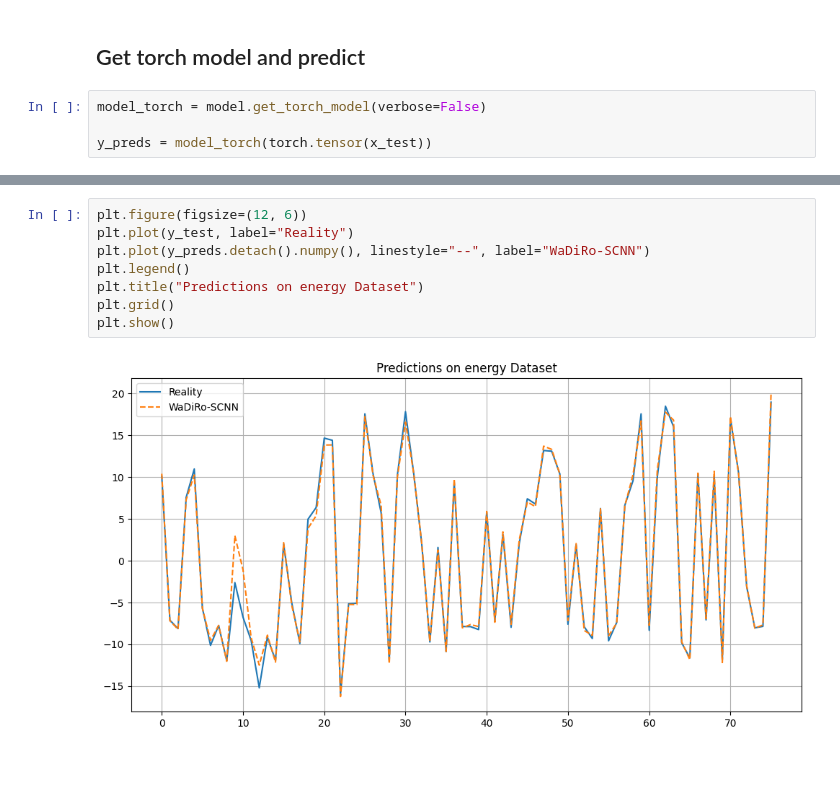
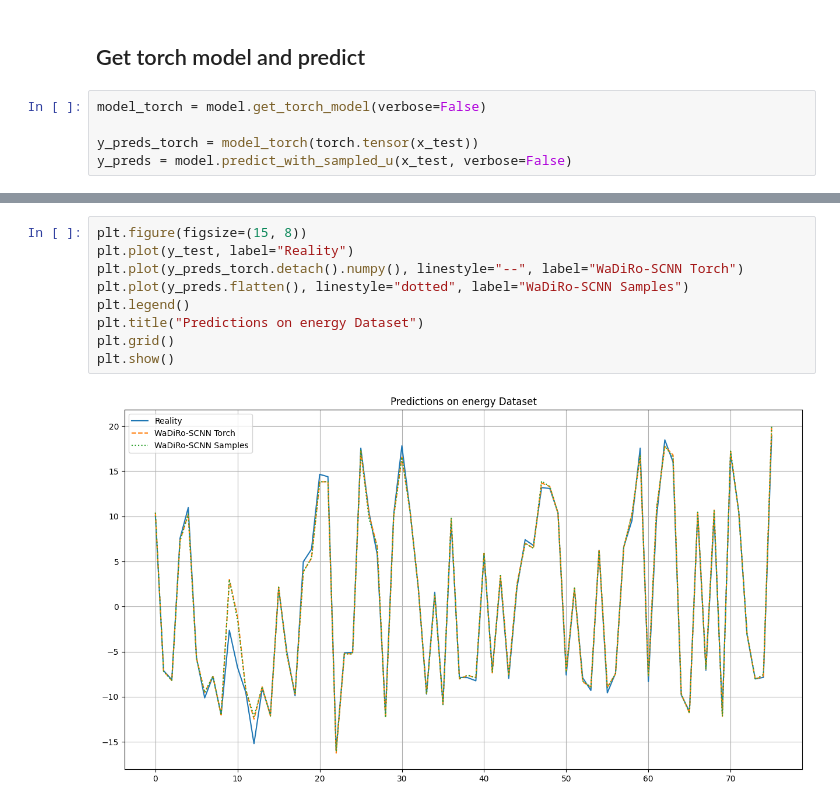
Before and after one commit to jupall/WaDiRo-SCNN, a Jupyter notebook: experiments/tutorial.ipynb, the cells around one changed output, grey strips where cells are left out. Drawn from its saved outputs; the diff is of its cells as text; blank space fills up the shorter version.

Commit message:
added predict with samples

```diff
--- a/experiments/tutorial.ipynb
+++ b/experiments/tutorial.ipynb
@@ -28,4 +28,5 @@ model.train(x_train, y_train, radius=0.01, bias=True, max_neurons=600, verbose=F
 # %%
 model_torch = model.get_torch_model(verbose=False)
 
-y_preds = model_torch(torch.tensor(x_test))
+y_preds_torch = model_torch(torch.tensor(x_test))
+y_preds = model.predict_with_sampled_u(x_test, verbose=False)
@@ -32,10 +51,11 @@ y_preds = model_torch(torch.tensor(x_test))
 # %%
-plt.figure(figsize=(12, 6))
+plt.figure(figsize=(15, 8))
 plt.plot(y_test, label="Reality")
-plt.plot(y_preds.detach().numpy(), linestyle="--", label="WaDiRo-SCNN")
+plt.plot(y_preds_torch.detach().numpy(), linestyle="--", label="WaDiRo-SCNN Torch")
+plt.plot(y_preds.flatten(), linestyle="dotted", label="WaDiRo-SCNN Samples")
 plt.legend()
 plt.title("Predictions on energy Dataset")
 plt.grid()
 plt.show()
 # %% [output]
-[figure, old version]
+[figure, new version]
```
Also changed, not shown: parts of 1 cell of this notebook, 7 other files.
